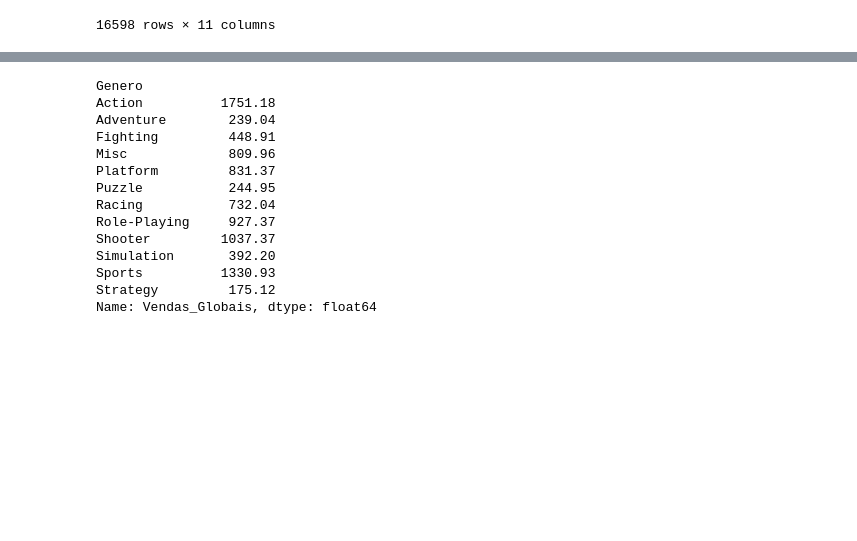
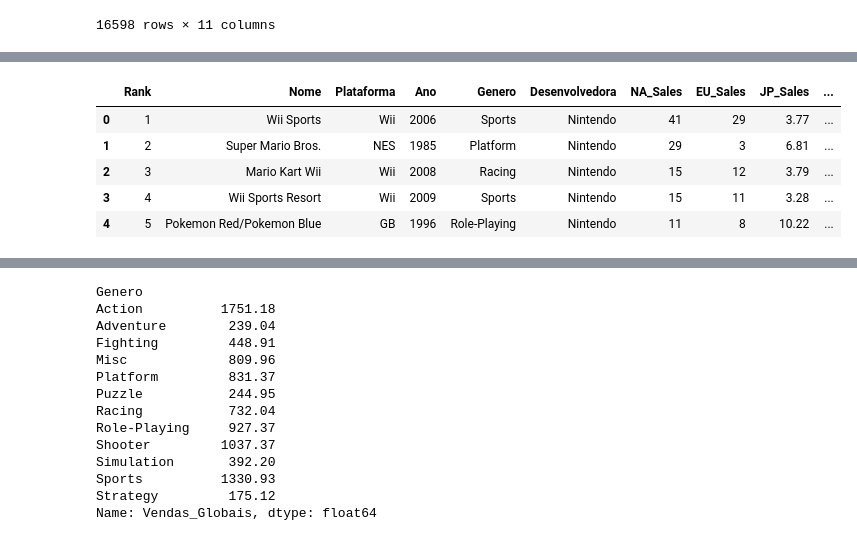
Before and after one commit to Vvitoor21/PythonForDataAnalytics, a Jupyter notebook: 08_Dados_Jogos_Vendas.ipynb, the cells around one changed output, grey strips where cells are left out. Saved outputs shown, nothing was run; the diff lists cells and outputs as text; code cells hidden in the pictures; blank space fills up the shorter version.

```diff
--- a/08_Dados_Jogos_Vendas.ipynb
+++ b/08_Dados_Jogos_Vendas.ipynb
@@ -41,3 +42,12 @@ dados['EU_Porcentagem'] = dados['Vendas_Globais']/dados['EU_Sales']
+# %%
+dados.head(5)
+# %% [output]
+|  | Rank | Nome | Plataforma | Ano | Genero | Desenvolvedora | NA_Sales | EU_Sales | JP_Sales | ... |
+| 0 | 1 | Wii Sports | Wii | 2006 | Sports | Nintendo | 41 | 29 | 3.77 | ... |
+| 1 | 2 | Super Mario Bros. | NES | 1985 | Platform | Nintendo | 29 | 3 | 6.81 | ... |
+| 2 | 3 | Mario Kart Wii | Wii | 2008 | Racing | Nintendo | 15 | 12 | 3.79 | ... |
+| 3 | 4 | Wii Sports Resort | Wii | 2009 | Sports | Nintendo | 15 | 11 | 3.28 | ... |
+| 4 | 5 | Pokemon Red/Pokemon Blue | GB | 1996 | Role-Playing | Nintendo | 11 | 8 | 10.22 | ... |
 # %%
 dados.dtypes
 # %% [output]
```
Also changed, not shown: parts of 18 cells of this notebook.
